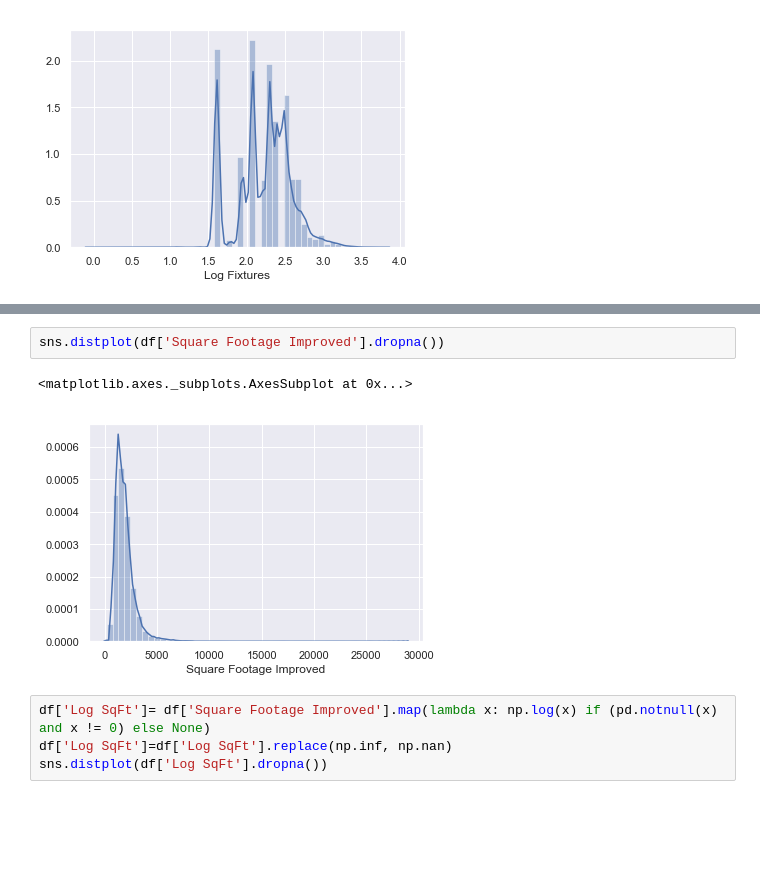
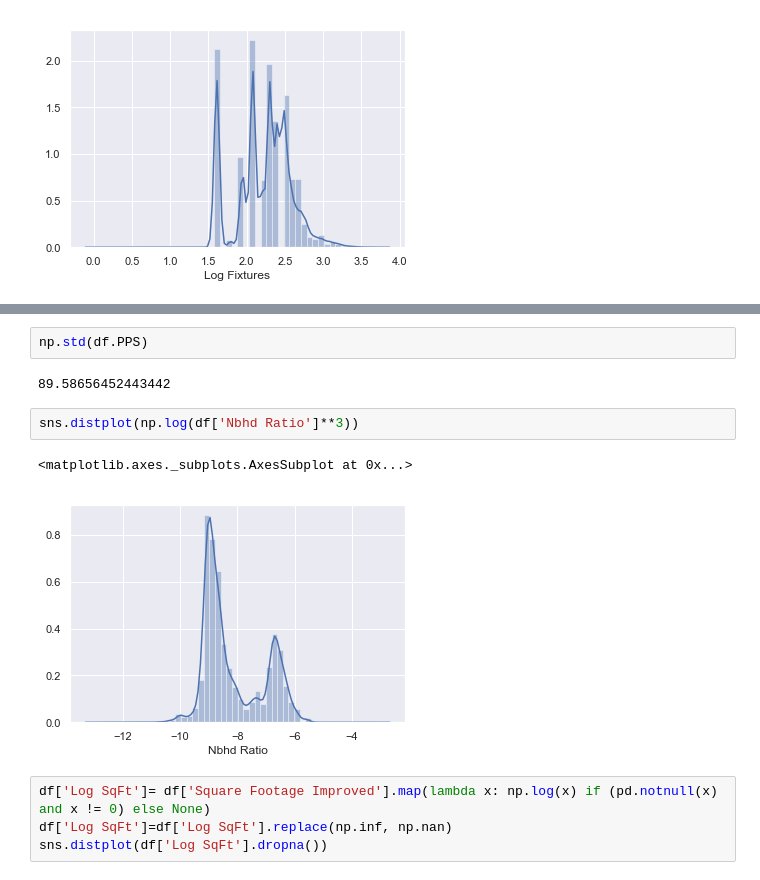
Before and after one commit to drewlehe/Nashville, a Jupyter notebook: MachineLearning.ipynb, the cells around one changed output, grey strips where cells are left out. Drawn from its saved outputs; the diff is of its cells as text; blank space fills up the shorter version.

```diff
--- a/MachineLearning.ipynb
+++ b/MachineLearning.ipynb
@@ -81,8 +64,12 @@ sns.distplot(df['Fixtures'].dropna())
-# %%
-sns.distplot(df['Square Footage Improved'].dropna())
-# %% [output]
-<matplotlib.axes._subplots.AxesSubplot at 0x...>
-[figure, removed]
+# %%
+np.std(df.PPS)
+# %% [output]
+89.58656452443442
+# %%
+sns.distplot(np.log(df['Nbhd Ratio']**3))
+# %% [output]
+<matplotlib.axes._subplots.AxesSubplot at 0x...>
+[figure, added]
 # %%
 df['Log SqFt']= df['Square Footage Improved'].map(lambda x: np.log(x) if (pd.notnull(x) and x != 0) else None)
 df['Log SqFt']=df['Log SqFt'].replace(np.inf, np.nan)
```
Also changed, not shown: parts of 21 cells of this notebook.
